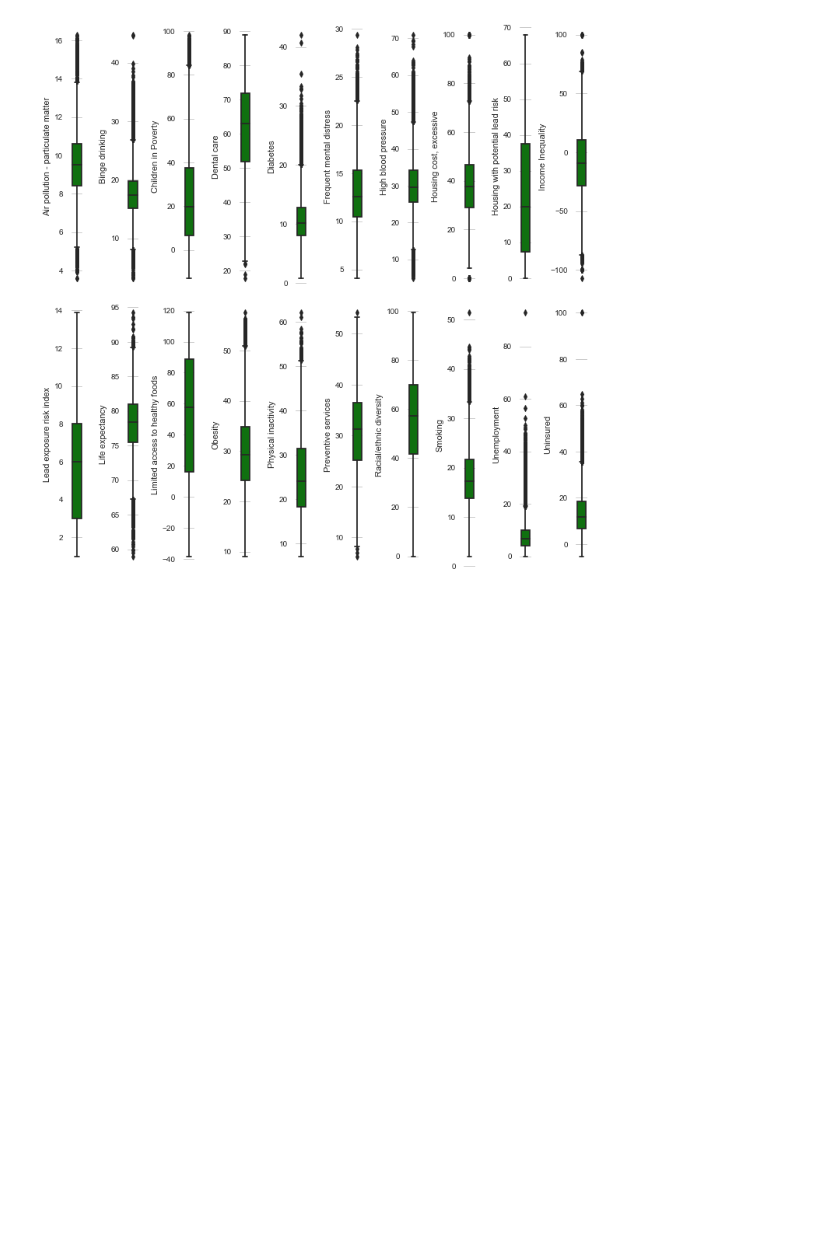
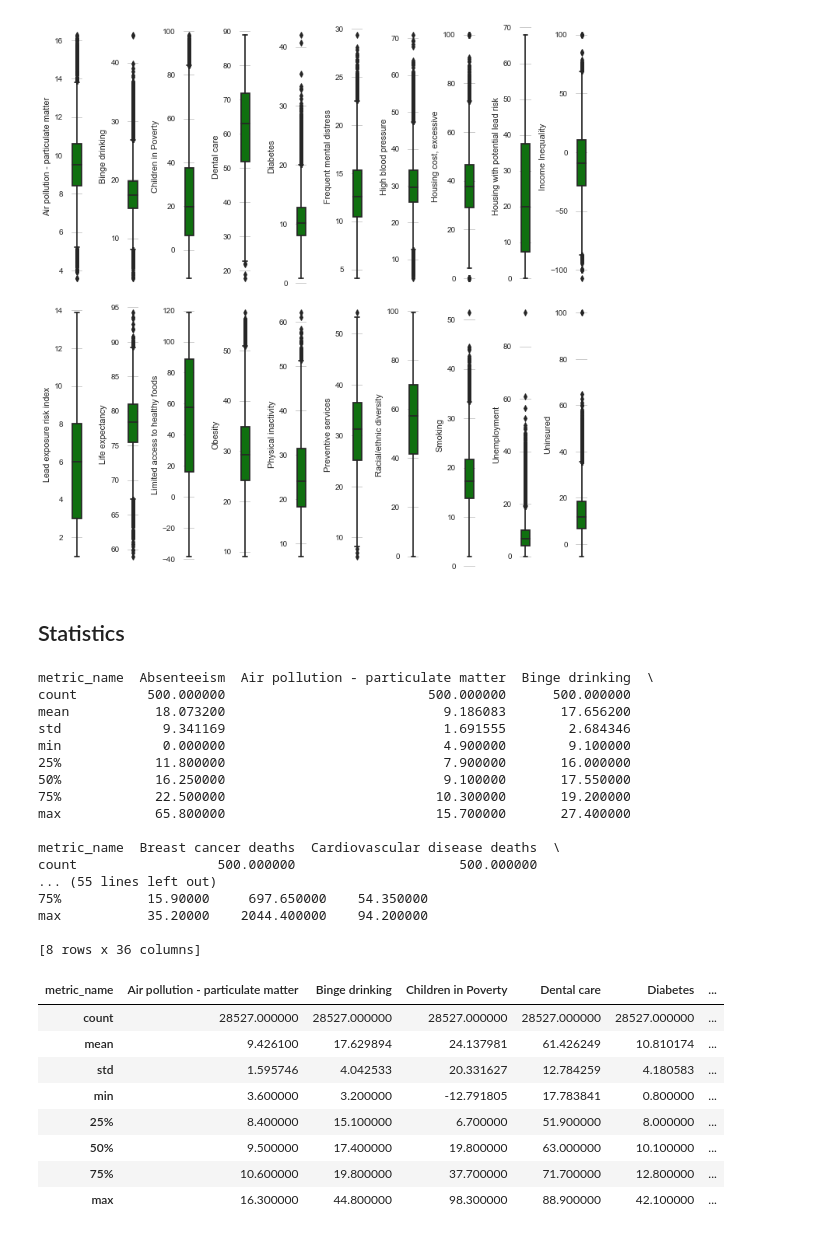
Before and after one commit to lilfetz22/Health_Scores_CAP2, a Jupyter notebook: scripts/Health_Scores_EDA.ipynb, the cells around one changed output. Cells and saved outputs as stored; diff of their text form; code cells hidden in the pictures; blank space fills up the shorter version.

Commit message:
profiles and hypothesis
Generated a profile analysis of the city and tract data with the information being filled in, summary statistics and formulated a rough hypothesis.

```diff
--- a/scripts/Health_Scores_EDA.ipynb
+++ b/scripts/Health_Scores_EDA.ipynb
@@ -501,3 +501,35 @@ for i in range(0,len(l2)):
     plt.tight_layout()
 # %% [output]
 [figure]
+# %% [markdown]
+## Statistics
+# %%
+print(city_filled_df.describe())
+tract_filled_df2.describe()
+# %% [output]
+metric_name  Absenteeism  Air pollution - particulate matter  Binge drinking  \
+count         500.000000                          500.000000      500.000000
+mean           18.073200                            9.186083       17.656200
+std             9.341169                            1.691555        2.684346
+min             0.000000                            4.900000        9.100000
+25%            11.800000                            7.900000       16.000000
+50%            16.250000                            9.100000       17.550000
+75%            22.500000                           10.300000       19.200000
+max            65.800000                           15.700000       27.400000
+
+metric_name  Breast cancer deaths  Cardiovascular disease deaths  \
+count                  500.000000                     500.000000
+... (55 lines left out)
+75%           15.90000     697.650000    54.350000
+max           35.20000    2044.400000    94.200000
+
+[8 rows x 36 columns]
+| metric_name | Air pollution - particulate matter | Binge drinking | Children in Poverty | Dental care | Diabetes | ... |
+| count | 28527.000000 | 28527.000000 | 28527.000000 | 28527.000000 | 28527.000000 | ... |
+| mean | 9.426100 | 17.629894 | 24.137981 | 61.426249 | 10.810174 | ... |
+| std | 1.595746 | 4.042533 | 20.331627 | 12.784259 | 4.180583 | ... |
+| min | 3.600000 | 3.200000 | -12.791805 | 17.783841 | 0.800000 | ... |
+| 25% | 8.400000 | 15.100000 | 6.700000 | 51.900000 | 8.000000 | ... |
+| 50% | 9.500000 | 17.400000 | 19.800000 | 63.000000 | 10.100000 | ... |
+| 75% | 10.600000 | 19.800000 | 37.700000 | 71.700000 | 12.800000 | ... |
+| max | 16.300000 | 44.800000 | 98.300000 | 88.900000 | 42.100000 | ... |
```
Also changed, not shown: parts of 2 cells of this notebook, 2 other files.
